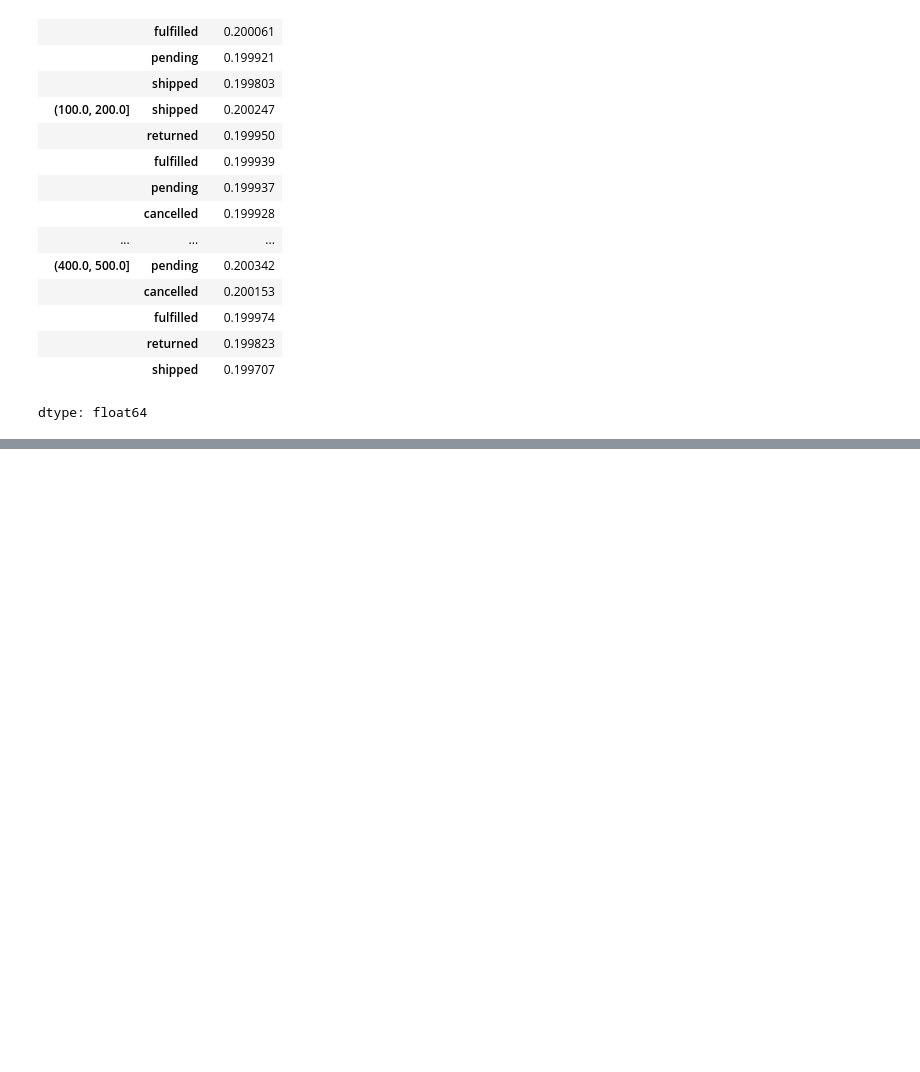
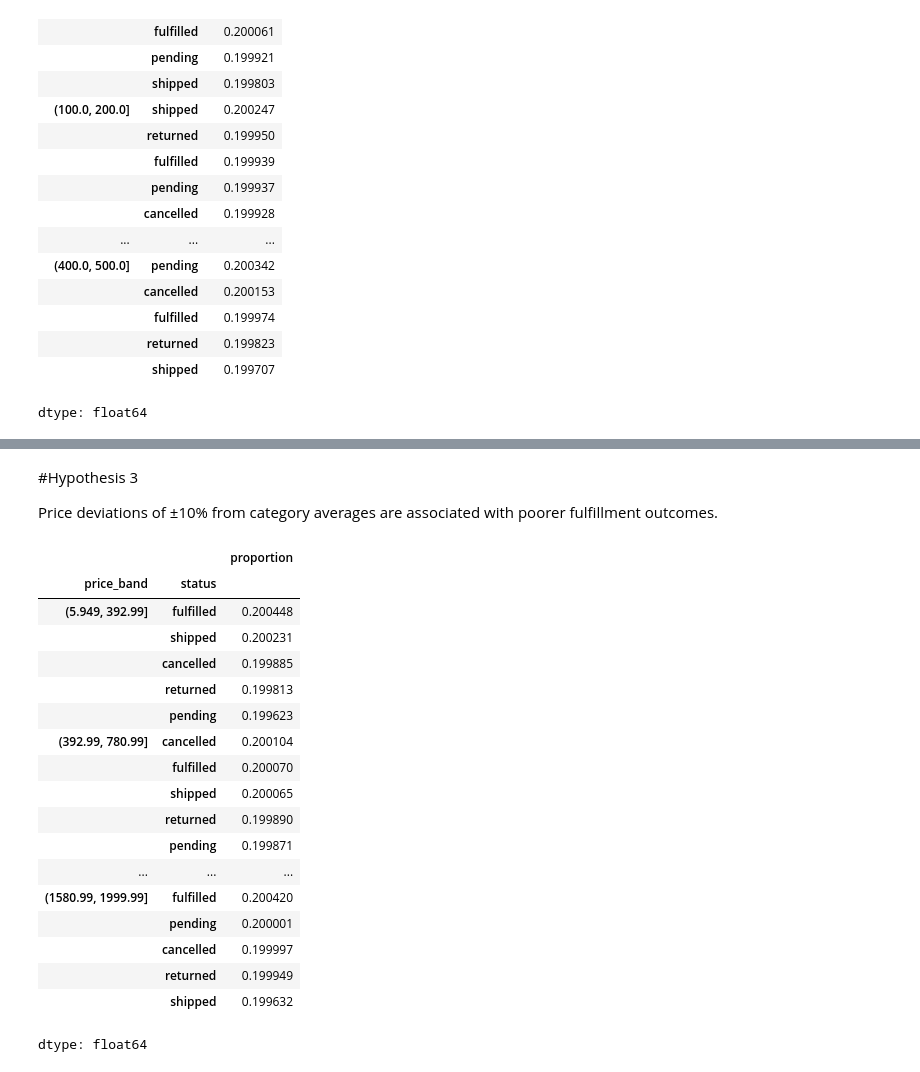
Before and after one commit to rishavvashisht823/Amazon, a Jupyter notebook: chapter_appendix-tools-for-deep-learning/jupyter.ipynb, the cells around one changed output, grey strips where cells are left out. Cells and saved outputs as stored; diff of their text form; code cells hidden in the pictures; blank space fills up the shorter version.

```diff
--- a/chapter_appendix-tools-for-deep-learning/jupyter.ipynb
+++ b/chapter_appendix-tools-for-deep-learning/jupyter.ipynb
@@ -248,0 +262,29 @@ dtype: float64
+# %% [markdown]
+#Hypothesis 3
+
+Price deviations of ±10% from category averages are associated with poorer fulfillment outcomes.
+# %%
+df_combined['price_band'] = pd.qcut(df_combined['price'], q=5)
+
+df_combined.groupby('price_band')['status'] \
+           .value_counts(normalize=True)
+# %% [output]
+|  |  | proportion |
+| price_band | status |  |
+| (5.949, 392.99] | fulfilled | 0.200448 |
+|  | shipped | 0.200231 |
+|  | cancelled | 0.199885 |
+|  | returned | 0.199813 |
+|  | pending | 0.199623 |
+| (392.99, 780.99] | cancelled | 0.200104 |
+|  | fulfilled | 0.200070 |
+|  | shipped | 0.200065 |
+|  | returned | 0.199890 |
+|  | pending | 0.199871 |
+| ... | ... | ... |
+| (1580.99, 1999.99] | fulfilled | 0.200420 |
+|  | pending | 0.200001 |
+|  | cancelled | 0.199997 |
+|  | returned | 0.199949 |
+|  | shipped | 0.199632 |
+dtype: float64
```
Also changed, not shown: parts of 7 cells of this notebook.
